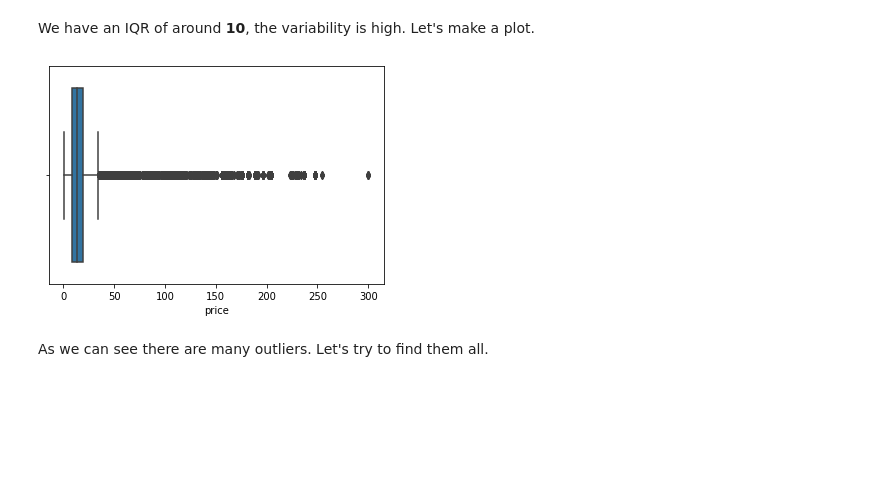
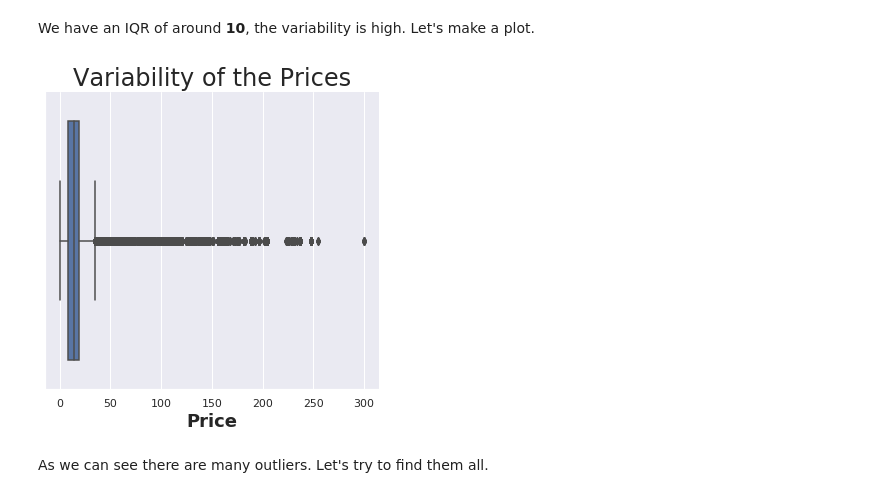
Before and after one commit to furawa/OC_data_analyst_projects, a Jupyter notebook: 02_analyze_company_sales/analyze_company_sales.ipynb, the cells around one changed output. Saved outputs shown, nothing was run; the diff lists cells and outputs as text; code cells hidden in the pictures; blank space fills up the shorter version.

```diff
--- a/02_analyze_company_sales/analyze_company_sales.ipynb
+++ b/02_analyze_company_sales/analyze_company_sales.ipynb
@@ -444,11 +445,13 @@ iqr(sales_clean.price)
 10.379999999999999
 # %% [markdown]
 We have an IQR of around **10**, the variability is high. Let's make a plot.
-# %%
-# Boxplot to see the variability
-sns.boxplot(sales_clean.price);
-# %% [output]
-[figure, removed]
+# %%
+# Boxplot to see the variability
+sns.catplot("price", data = sales_clean, kind = "box")
+plt.title("Variability of the Prices", fontsize = 24)
+plt.xlabel("Price", fontsize = 18, fontweight = "bold");
+# %% [output]
+[figure, added]
 # %% [markdown]
 As we can see there are many outliers. Let's try to find them all.
 # %%
```
Also changed, not shown: parts of 26 cells of this notebook.
